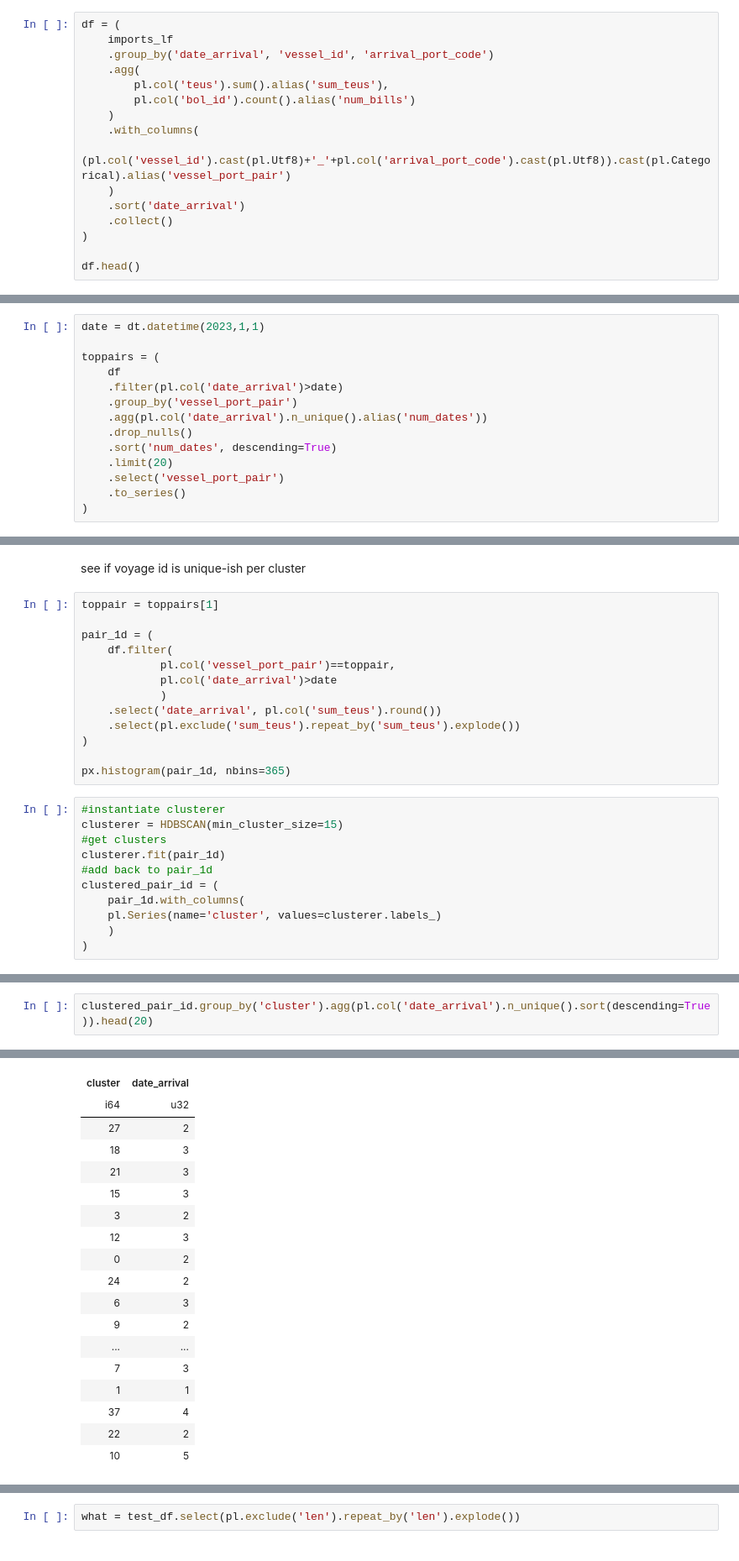
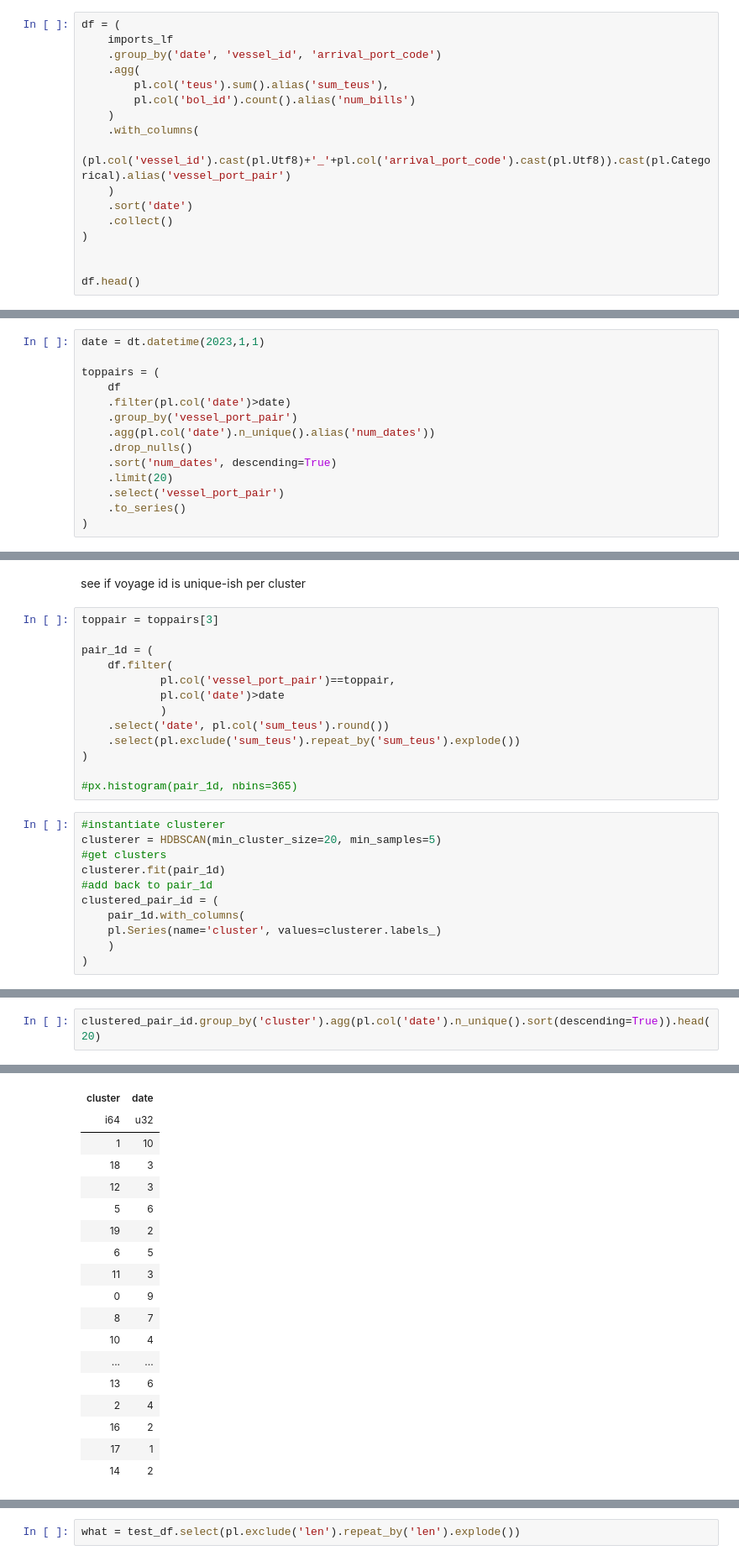
Before and after one commit to epistemetrica/PIERS-Data-Project, a Jupyter notebook: port_visits_identification.ipynb, the cells around one changed output, grey strips where cells are left out. Shown: that part at 84% size. Cells and saved outputs as stored; diff of their text form.

```diff
--- a/port_visits_identification.ipynb
+++ b/port_visits_identification.ipynb
@@ -339,7 +486,7 @@ exports_lf = add_primary_carrier(exports_lf)
 # %%
 df = (
     imports_lf
-    .group_by('date_arrival', 'vessel_id', 'arrival_port_code')
+    .group_by('date', 'vessel_id', 'arrival_port_code')
     .agg(
         pl.col('teus').sum().alias('sum_teus'),
         pl.col('bol_id').count().alias('num_bills')
@@ -347,10 +494,11 @@ df = (
     .with_columns(
         (pl.col('vessel_id').cast(pl.Utf8)+'_'+pl.col('arrival_port_code').cast(pl.Utf8)).cast(pl.Categorical).alias('vessel_port_pair')
     )
-    .sort('date_arrival')
+    .sort('date')
     .collect()
 )
 
+
 df.head()
 # %% [output]
 shape: (5, 6)
@@ -366,9 +514,9 @@ date = dt.datetime(2023,1,1)
 
 toppairs = (
     df
-    .filter(pl.col('date_arrival')>date)
+    .filter(pl.col('date')>date)
     .group_by('vessel_port_pair')
-    .agg(pl.col('date_arrival').n_unique().alias('num_dates'))
+    .agg(pl.col('date').n_unique().alias('num_dates'))
     .drop_nulls()
     .sort('num_dates', descending=True)
     .limit(20)
@@ -387,21 +538,21 @@ for pair in toppairs:
 # %% [markdown]
 see if voyage id is unique-ish per cluster
 # %%
-toppair = toppairs[1]
+toppair = toppairs[3]
 
 pair_1d = (
     df.filter(
             pl.col('vessel_port_pair')==toppair,
-            pl.col('date_arrival')>date
+            pl.col('date')>date
             )
-    .select('date_arrival', pl.col('sum_teus').round())
+    .select('date', pl.col('sum_teus').round())
     .select(pl.exclude('sum_teus').repeat_by('sum_teus').explode())
 )
 
-px.histogram(pair_1d, nbins=365)
+#px.histogram(pair_1d, nbins=365)
 # %%
 #instantiate clusterer
-clusterer = HDBSCAN(min_cluster_size=15)
+clusterer = HDBSCAN(min_cluster_size=20, min_samples=5)
 #get clusters
 clusterer.fit(pair_1d)
 #add back to pair_1d
@@ -415,23 +601,23 @@ px.histogram(data_frame=clustered_pair_id, x='date_arrival', color='cluster', nb
 # %%
-clustered_pair_id.group_by('cluster').agg(pl.col('date_arrival').n_unique().sort(descending=True)).head(20)
+clustered_pair_id.group_by('cluster').agg(pl.col('date').n_unique().sort(descending=True)).head(20)
 # %% [output]
 shape: (20, 2)
-| cluster | date_arrival |
+| cluster | date |
 | i64 | u32 |
-| 27 | 2 |
+| 1 | 10 |
 | 18 | 3 |
-| 21 | 3 |
-| 15 | 3 |
-| 3 | 2 |
 | 12 | 3 |
-| 0 | 2 |
-| 24 | 2 |
-| 6 | 3 |
-| 9 | 2 |
+| 5 | 6 |
+| 19 | 2 |
+| 6 | 5 |
+| 11 | 3 |
+| 0 | 9 |
+| 8 | 7 |
+| 10 | 4 |
 | ... | ... |
-| 7 | 3 |
-| 1 | 1 |
-| 37 | 4 |
-| 22 | 2 |
-| 10 | 5 |
+| 13 | 6 |
+| 2 | 4 |
+| 16 | 2 |
+| 17 | 1 |
+| 14 | 2 |
 # %%
```
Also changed, not shown: parts of 13 cells of this notebook, 4 other files.
